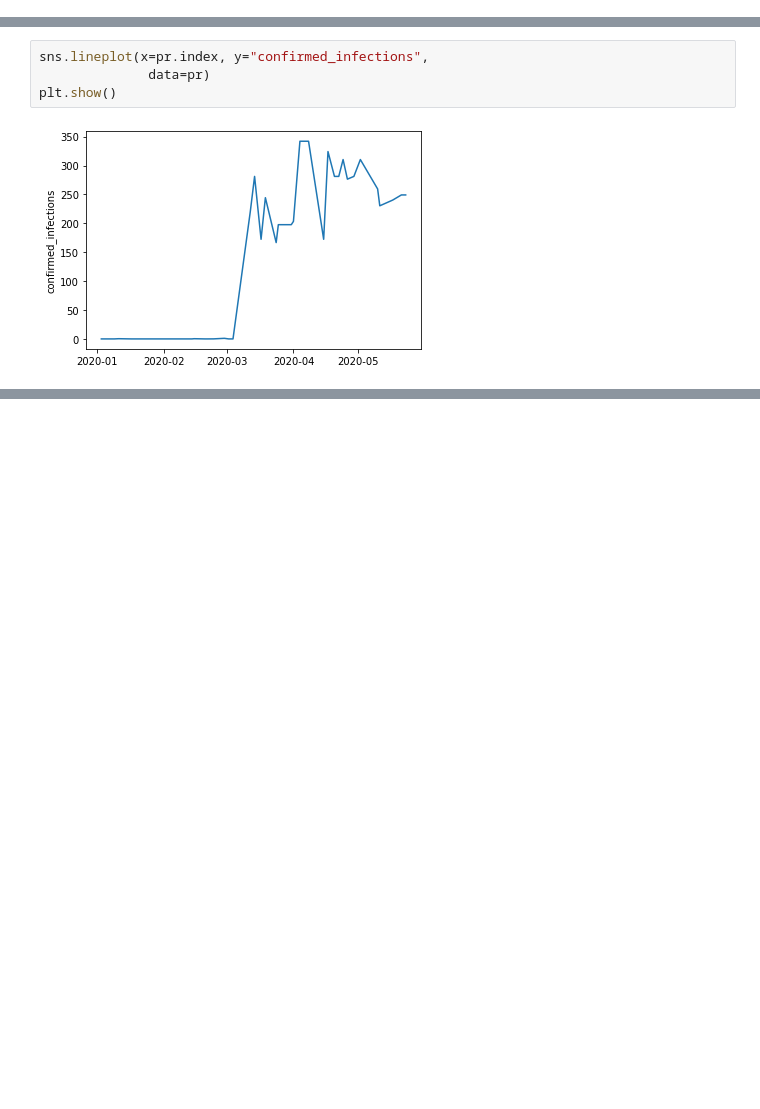
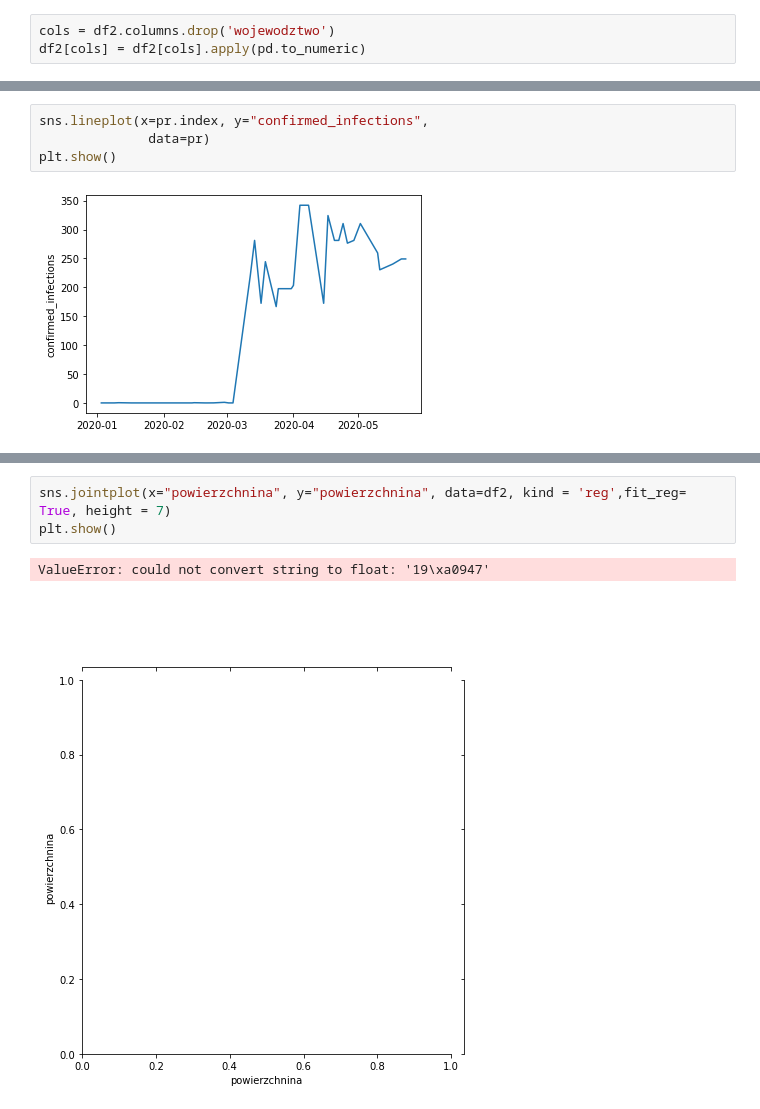
Before and after one commit to knmlprz/corona-analysis-1, a Jupyter notebook: notebooks/ImportDanych.ipynb, the cells around one changed output, grey strips where cells are left out. Drawn from its saved outputs; the diff is of its cells as text; blank space fills up the shorter version.

```diff
--- a/notebooks/ImportDanych.ipynb
+++ b/notebooks/ImportDanych.ipynb
@@ -405,0 +465,3 @@ wojewodztwa.groupby(['wojewodztwo']).sum().reset_index()
+# %%
+cols = df2.columns.drop('wojewodztwo')
+df2[cols] = df2[cols].apply(pd.to_numeric)
@@ -774,0 +854,6 @@ plt.show()
+# %%
+sns.jointplot(x="powierzchnina", y="powierzchnina", data=df2, kind = 'reg',fit_reg= True, height = 7)
+plt.show()
+# %% [output]
+ValueError: could not convert string to float: '19\xa0947'
+[figure, added]
```
Also changed, not shown: parts of 13 cells of this notebook.
